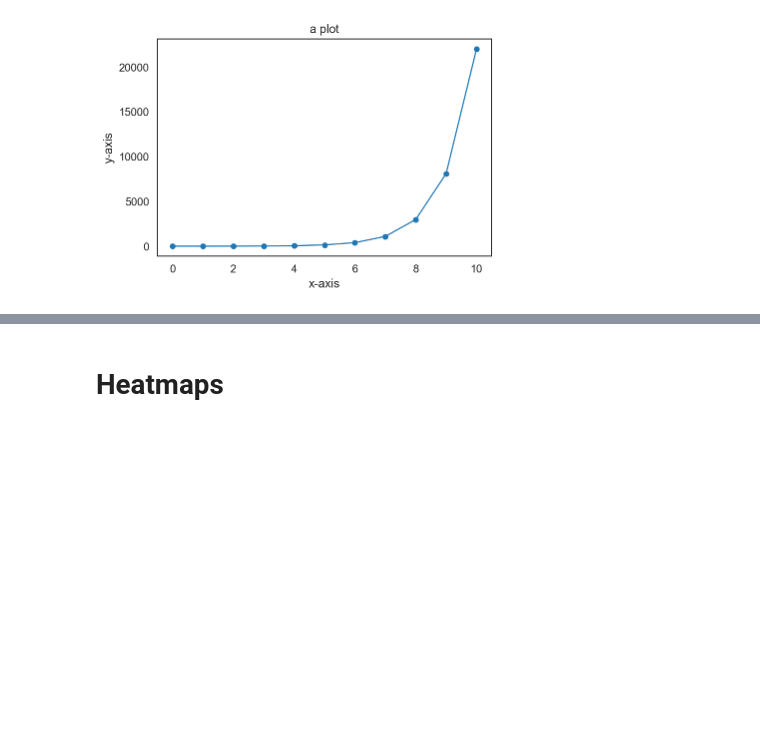
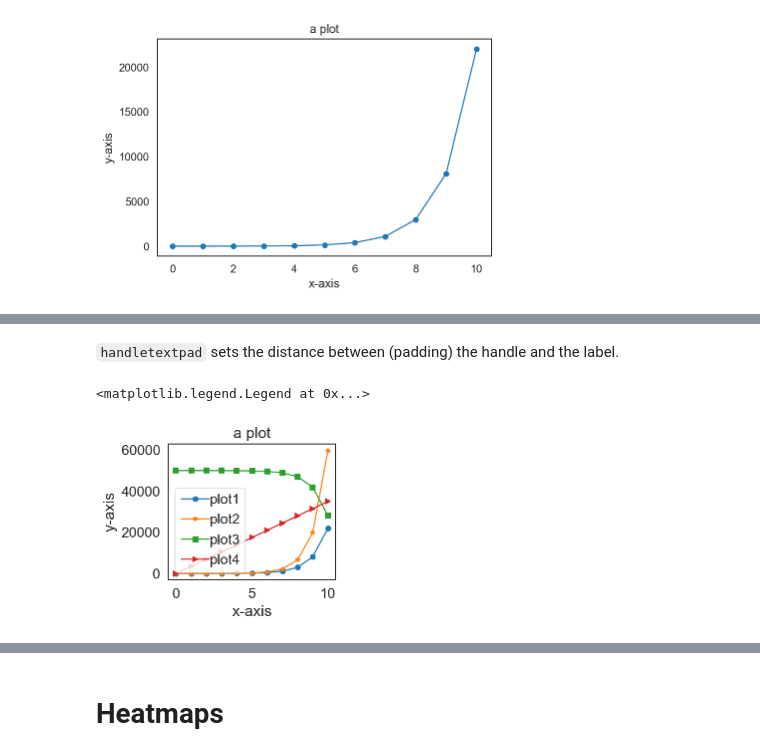
Before and after one commit to lacdr-tox/basic-programming-in-drug-discovery, a Jupyter notebook: python/exercises/4.1 Advanced plotting - aesthetics.ipynb, the cells around one changed output, grey strips where cells are left out. Saved outputs shown, nothing was run; the diff lists cells and outputs as text; code cells hidden in the pictures; blank space fills up the shorter version.

```diff
--- a/python/exercises/4.1 Advanced plotting - aesthetics.ipynb
+++ b/python/exercises/4.1 Advanced plotting - aesthetics.ipynb
@@ -277,0 +336,14 @@ ax.set(title='a plot',xlabel='x-axis',ylabel='y-axis');
+# %% [markdown]
+`handletextpad` sets the distance between (padding) the handle and the label.
+# %%
+fig = plt.figure(figsize=(3,2.5))
+ax = plt.gca()
+ax.plot(x,y1,'-',marker='o',label='plot1');
+ax.plot(x,y2,'-',marker='*',label='plot2');
+ax.plot(x,y3,'-',marker='s',label='plot3');
+ax.plot(x,y4,'-',marker='>',label='plot4')
+ax.set(title='a plot',xlabel='x-axis',ylabel='y-axis');
+ax.legend(handletextpad=0)
+# %% [output]
+<matplotlib.legend.Legend at 0x...>
+[figure, added]
```
Also changed, not shown: parts of 14 cells of this notebook, 1 other file.
